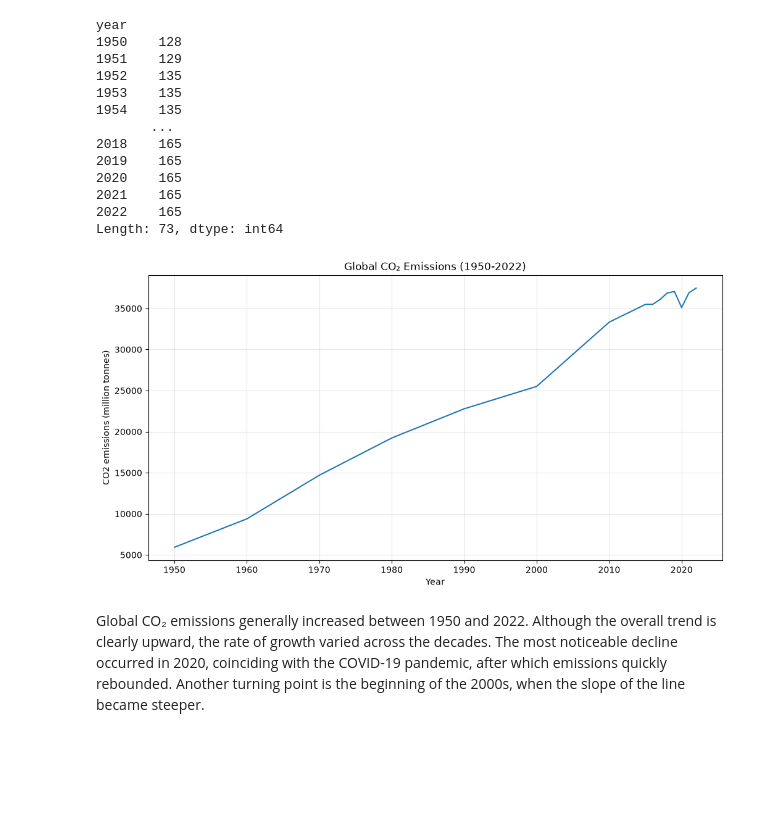
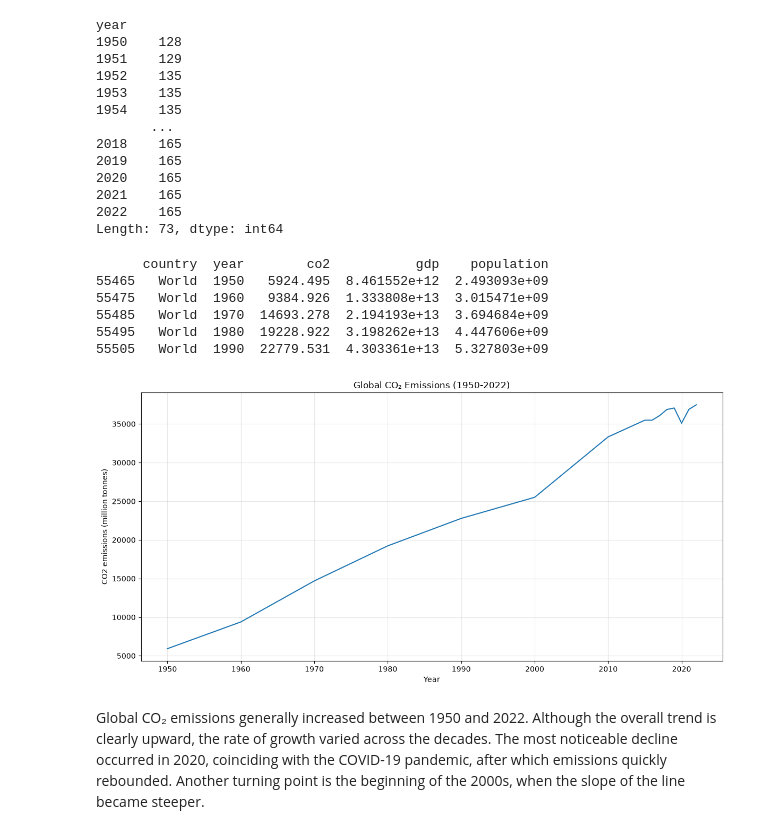
Before and after one commit to albertoalfieri13/Powering-the-Planet, a Jupyter notebook: notebooks/Powering the Planet.ipynb, the cells around one changed output. Cells and saved outputs as stored; diff of their text form; code cells hidden in the pictures; blank space fills up the shorter version.

```diff
--- a/notebooks/Powering the Planet.ipynb
+++ b/notebooks/Powering the Planet.ipynb
@@ -433,15 +334,10 @@ Greenhouse gas variables found: ['greenhouse_gas_emissions']
 # %% [markdown]
 The Energy dataset contains several carbon related indicators, such as carbon intensity and low-carbon energy consumption. However, these variables do not directly measure total CO₂ emissions. In addiction I also found some greenhouse gasses related indicators but nothing specifically referred to CO₂. Therefore, to investigate the relationship between economic growth and CO₂ emissions, I decided to use the dedicated Our World in Data CO₂ dataset.
 # %%
-# Loading CO₂ dataset
-url1='https://raw.githubusercontent.com/owid/co2-data/master/owid-co2-data.csv'
-try:
-    df_co2 = pd.read_csv('https://raw.githubusercontent.com/owid/co2-data/master/owid-co2-data.csv'
-)
-except:
-    raise Exception("Error loading the dataset. Please check the URL or your internet connection.")
-
-print(df_co2.shape)
+# Study the CO2 dataset
+print("Dataset shape:", df_co2.shape)
+print("\nDataset columns:")
 print(df_co2.columns.tolist())
+print("\nFirst five rows:")
 print(df_co2.head())
 # %% [output]
@@ -471,11 +367,11 @@ print("First year:", df_co2['year'].min())
 print("Last year:", df_co2['year'].max())
 
 # Check data availability by decade
-
-df_co2['decade'] = (df_co2['year'] // 10) * 10
+df_co2_check = df_co2.copy()
+df_co2_check['decade'] = (df_co2_check['year'] // 10) * 10
 
 print(
-    df_co2.groupby('decade')[['co2', 'gdp', 'population']]
+    df_co2_check.groupby('decade')[['co2', 'gdp', 'population']]
     .count()
 )
 # %% [output]
@@ -589,28 +486,23 @@ year
 2022    165
 Length: 73, dtype: int64
 # %%
-# Selecting global CO₂ emissions
-df_world_co2 = df_co2_analysis[
-    df_co2_analysis['country'] == 'World'
-]
+# Select global CO2 emissions
+df_world_co2 = analysis.prepare_co2_data(df_co2_analysis)
 
-df_world_co2 = df_world_co2.sort_values('year')
+# Check the resulting dataset
+print(df_world_co2.head())
+# %% [output]
+      country  year        co2           gdp    population
+55465   World  1950   5924.495  8.461552e+12  2.493093e+09
+55475   World  1960   9384.926  1.333808e+13  3.015471e+09
+55485   World  1970  14693.278  2.194193e+13  3.694684e+09
+55495   World  1980  19228.922  3.198262e+13  4.447606e+09
+55505   World  1990  22779.531  4.303361e+13  5.327803e+09
 # %%
-plt.figure(figsize=(12, 6))
-
-plt.plot(
-    df_world_co2['year'],
-    df_world_co2['co2']
-)
-
-plt.title('Global CO₂ Emissions (1950-2022)')
-plt.xlabel('Year')
-plt.ylabel('CO2 emissions (million tonnes)')
-plt.grid(True, alpha=0.3)
-
-plt.show()
+# Plot global CO2 emissions
+fig = plots.plot_co2_emissions(df_world_co2)
 # %% [output]
-[figure, old version]
+[figure, new version]
 # %% [markdown]
 Global CO₂ emissions generally increased between 1950 and 2022. Although the overall trend is clearly upward, the rate of growth varied across the decades. The most noticeable decline occurred in 2020, coinciding with the COVID-19 pandemic, after which emissions quickly rebounded. Another turning point is the beginning of the 2000s, when the slope of the line became steeper.
 # %%
```
Also changed, not shown: parts of 36 cells of this notebook, 6 other files.
